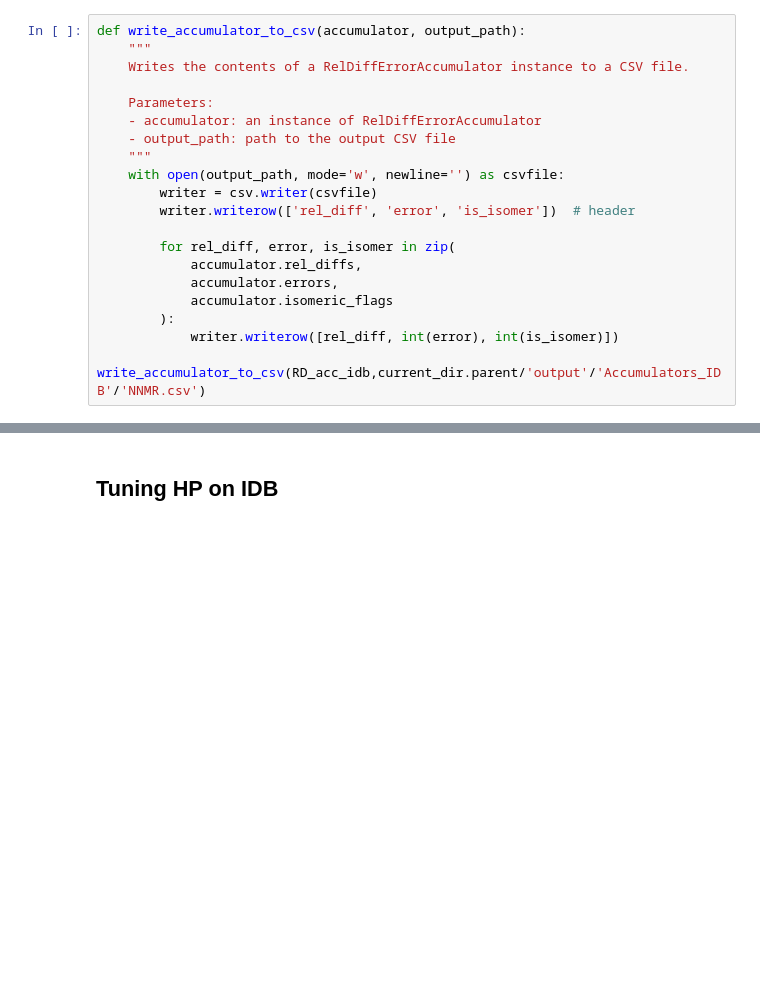
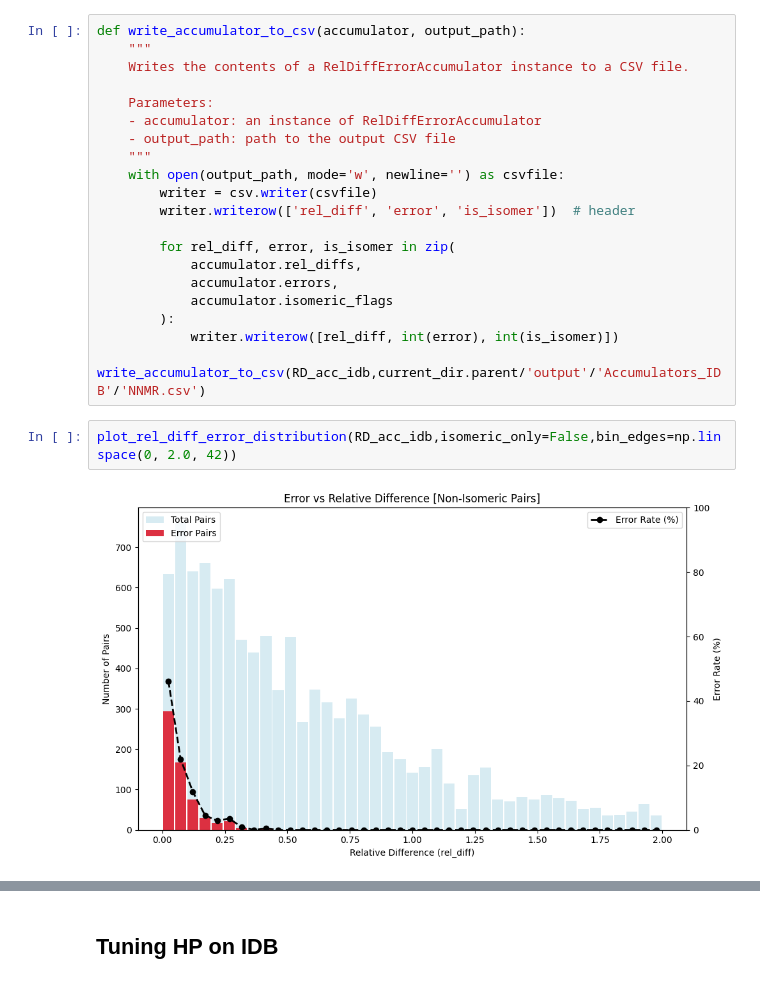
Before and after one commit to IvanRozanov04/FlavonoidsElutionOrderPrediction, a Jupyter notebook: code/NNMR.ipynb, the cells around one changed output, grey strips where cells are left out. Cells and saved outputs as stored; diff of their text form; blank space fills up the shorter version.

```diff
--- a/code/NNMR.ipynb
+++ b/code/NNMR.ipynb
@@ -119,5 +119,9 @@ def write_accumulator_to_csv(accumulator, output_path):
             writer.writerow([rel_diff, int(error), int(is_isomer)])
 
 write_accumulator_to_csv(RD_acc_idb,current_dir.parent/'output'/'Accumulators_IDB'/'NNMR.csv')
+# %%
+plot_rel_diff_error_distribution(RD_acc_idb,isomeric_only=False,bin_edges=np.linspace(0, 2.0, 42))
+# %% [output]
+[figure, added]
 # %%
 # Unweighted metrics (PER)
```
Also changed, not shown: parts of 7 cells of this notebook, 12 other files.
